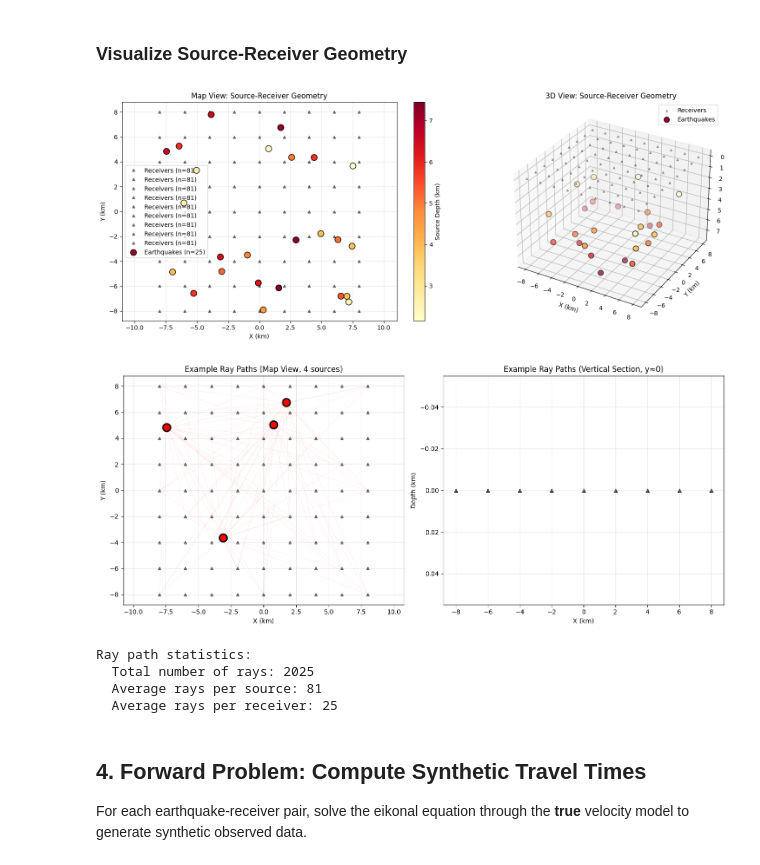
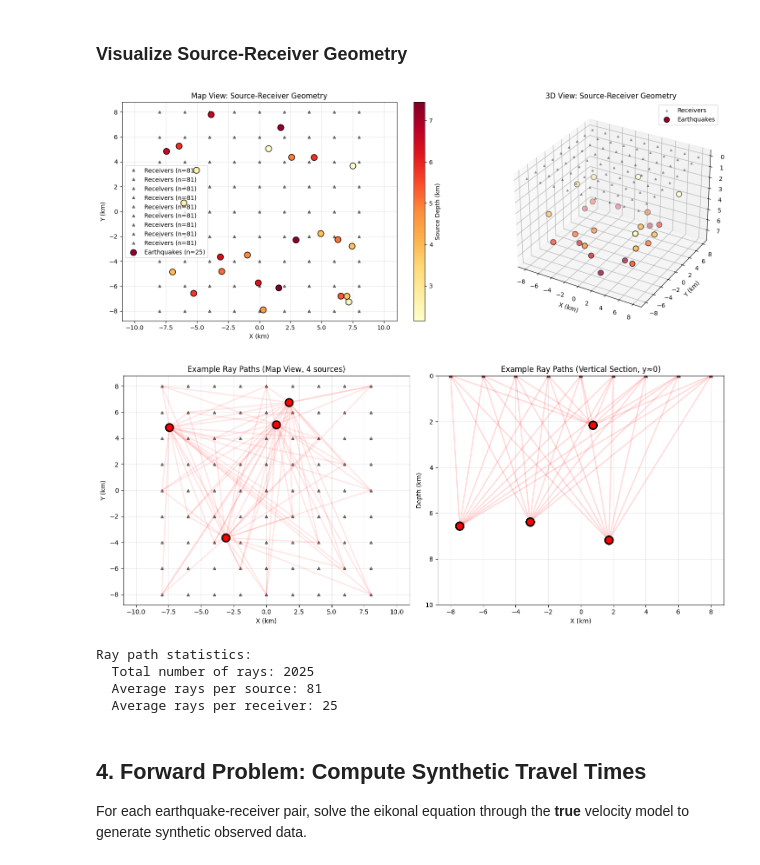
Before and after one commit to UW-geophysics-edu/ESS563-2025, a Jupyter notebook: notebooks/ESS563_Exercise_Traveltime_Tomography.ipynb, the cells around one changed output. Saved outputs shown, nothing was run; the diff lists cells and outputs as text; code cells hidden in the pictures.

```diff
--- a/notebooks/ESS563_Exercise_Traveltime_Tomography.ipynb
+++ b/notebooks/ESS563_Exercise_Traveltime_Tomography.ipynb
@@ -317,7 +317,7 @@ for i_src in example_sources:
     src = source_coords[i_src]
     # Draw lines from source to all receivers
     for rec in receiver_coords[::4]:  # Sample every 4th receiver for clarity
-        ax1.plot([src[0], rec[0]], [src[1], rec[1]], 'r-', alpha=0.1, linewidth=0.5)
+        ax1.plot([src[0], rec[0]], [src[1], rec[1]], 'r-', alpha=0.1, linewidth=2)
     ax1.scatter(src[0], src[1], s=150, c='red', edgecolors='black',
                linewidths=2, zorder=10)
 ax1.set_xlabel('X (km)')
@@ -330,35 +330,43 @@ ax1.grid(True, alpha=0.3)
 ax2 = fig.add_subplot(122)
 # Show rays in vertical plane at y=0
 y_tol = 2.0  # Include receivers/sources within ±2 km of y=0
 for i_src in example_sources:
     src = source_coords[i_src]
     if abs(src[1]) < y_tol:
         for rec in receiver_coords:
             if abs(rec[1]) < y_tol:
-                ax2.plot([src[0], rec[0]], [src[2], rec[2]], 'r-', alpha=0.15, linewidth=0.5)
+                ax2.plot([src[0], rec[0]], [src[2], rec[2]], 'r-', alpha=0.15, linewidth=2)
         ax2.scatter(src[0], src[2], s=150, c='red', edgecolors='black',
                    linewidths=2, zorder=10)
 
 # Plot receivers at surface
 receivers_near_y0 = receiver_coords[np.abs(receiver_coords[:, 1]) < y_tol]
 ax2.scatter(receivers_near_y0[:, 0], receivers_near_y0[:, 2],
            c='black', marker='^', s=30, alpha=0.7)
+# plot each straight line from source to receiver
+for i_src in example_sources:
+    src = source_coords[i_src]
+    for rec in receivers_near_y0:
+        ax2.scatter(src[0], src[2], s=150, c='red', edgecolors='black',
+               linewidths=2, zorder=10)
+        ax2.plot([src[0], rec[0]], [src[2], rec[2]], 'r-', alpha=0.15, linewidth=2)
 ax2.set_xlabel('X (km)')
 ax2.set_ylabel('Depth (km)')
+ax2.set_ylim(0, z_max)
 ax2.set_title('Example Ray Paths (Vertical Section, y≈0)')
 ax2.invert_yaxis()
 ax2.grid(True, alpha=0.3)
 
 plt.tight_layout()
 plt.show()
 
 print(f"\nRay path statistics:")
 print(f"  Total number of rays: {n_sources * n_receivers}")
 print(f"  Average rays per source: {n_receivers}")
 print(f"  Average rays per receiver: {n_sources}")
 # %% [output]
 [figure]
-[figure, old version]
+[figure, new version]
 Ray path statistics:
   Total number of rays: 2025
   Average rays per source: 81
```
Also changed, not shown: parts of 4 cells of this notebook, 3 other files.
